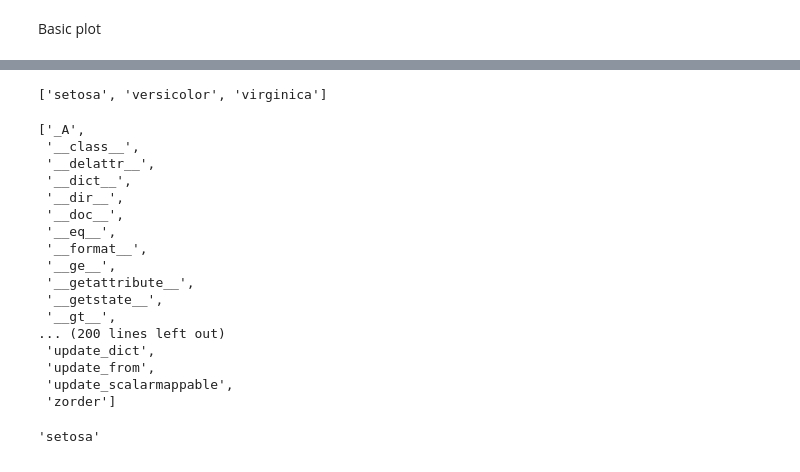
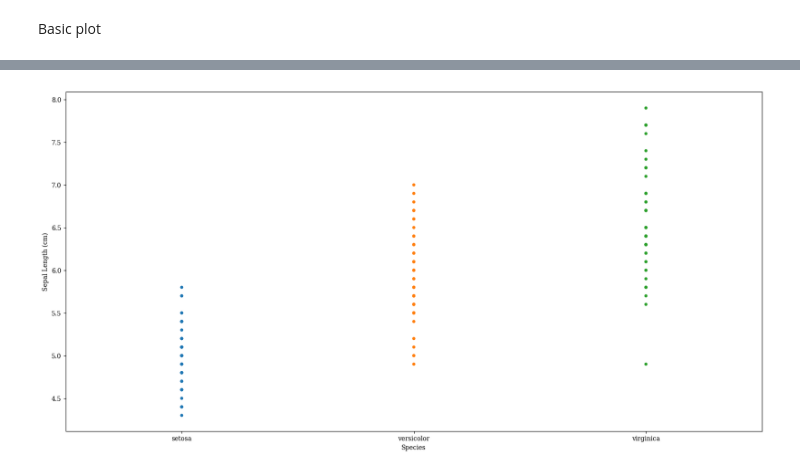
Before and after one commit to apryor6/apryor6.github.io, a Jupyter notebook: visualizations/seaborn/notebooks/stripplot.ipynb, the cells around one changed output, grey strips where cells are left out. Saved outputs shown, nothing was run; the diff lists cells and outputs as text; code cells hidden in the pictures.

Commit message:
stripplot

```diff
--- a/visualizations/seaborn/notebooks/stripplot.ipynb
+++ b/visualizations/seaborn/notebooks/stripplot.ipynb
@@ -18,7 +25,11 @@ iris_data = datasets.load_iris()
 # %%
 df = pd.DataFrame(data=np.column_stack([iris_data['data'],iris_data['target']]),
-                  columns=iris_data['feature_names'] + ['species'])
+                  columns=['Sepal Length (cm)',
+                           'Sepal Width (cm)',
+                           'Petal Length (cm)',
+                           'Petal Width (cm)',
+                           'Species'])
 # %%
-df['species'] = iris_data['target_names'][df.species.astype(int)]
+df['Species'] = iris_data['target_names'][df.Species.astype(int)]
 # %% [markdown]
 Basic plot
@@ -68,6 +35,0 @@ plt.legend(handles, new_labels)
-# %%
-for i in labels:
-    i=0
-print(labels)
-# %% [output]
-['setosa', 'versicolor', 'virginica']
@@ -76,24 +36,4 @@ plt.show()
-# %%
-dir(h[0])
-# %% [output]
-['_A',
- '__class__',
- '__delattr__',
- '__dict__',
- '__dir__',
- '__doc__',
- '__eq__',
- '__format__',
- '__ge__',
- '__getattribute__',
- '__getstate__',
- '__gt__',
-... (200 lines left out)
- 'update_dict',
- 'update_from',
- 'update_scalarmappable',
- 'zorder']
-# %%
-h[3].get_label()
-# %% [output]
-'setosa'
+# %%
+p = sns.stripplot(data=df, x='Species', y='Sepal Length (cm)')
+# %% [output]
+[figure, added]
```
Also changed, not shown: parts of 30 cells of this notebook, 17 other files.
